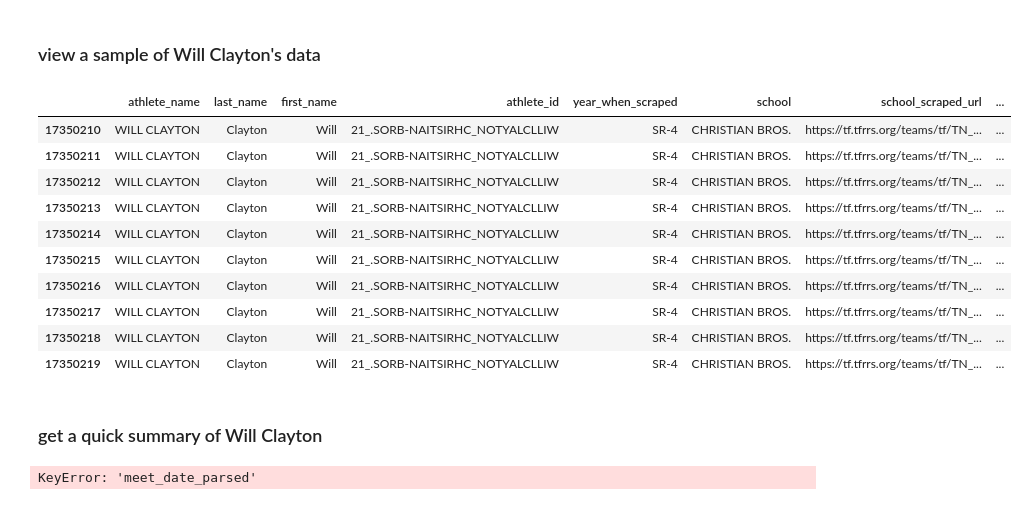
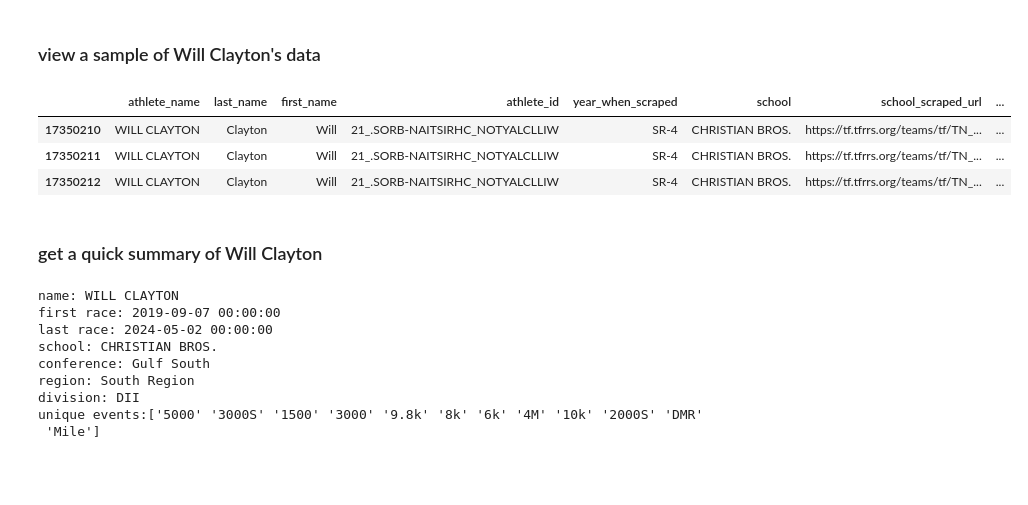
Before and after one commit to stanski901/will_clayton, a Jupyter notebook: general_analysis.ipynb, the cells around one changed output. Drawn from its saved outputs; the diff is of its cells as text; code cells hidden in the pictures; blank space fills up the shorter version.

```diff
--- a/general_analysis.ipynb
+++ b/general_analysis.ipynb
@@ -35,24 +37,27 @@ will_clayton_data = data[
 # %% [markdown]
 ### view a sample of Will Clayton's data
 # %%
-will_clayton_data.head(10)
+will_clayton_data.head(3)
 # %% [output]
 |  | athlete_name | last_name | first_name | athlete_id | year_when_scraped | school | school_scraped_url | ... |
 | 17350210 | WILL CLAYTON | Clayton | Will | 21_.SORB-NAITSIRHC_NOTYALCLLIW | SR-4 | CHRISTIAN BROS. | https://tf.tfrrs.org/teams/tf/TN_... | ... |
 | 17350211 | WILL CLAYTON | Clayton | Will | 21_.SORB-NAITSIRHC_NOTYALCLLIW | SR-4 | CHRISTIAN BROS. | https://tf.tfrrs.org/teams/tf/TN_... | ... |
 | 17350212 | WILL CLAYTON | Clayton | Will | 21_.SORB-NAITSIRHC_NOTYALCLLIW | SR-4 | CHRISTIAN BROS. | https://tf.tfrrs.org/teams/tf/TN_... | ... |
-| 17350213 | WILL CLAYTON | Clayton | Will | 21_.SORB-NAITSIRHC_NOTYALCLLIW | SR-4 | CHRISTIAN BROS. | https://tf.tfrrs.org/teams/tf/TN_... | ... |
-| 17350214 | WILL CLAYTON | Clayton | Will | 21_.SORB-NAITSIRHC_NOTYALCLLIW | SR-4 | CHRISTIAN BROS. | https://tf.tfrrs.org/teams/tf/TN_... | ... |
-| 17350215 | WILL CLAYTON | Clayton | Will | 21_.SORB-NAITSIRHC_NOTYALCLLIW | SR-4 | CHRISTIAN BROS. | https://tf.tfrrs.org/teams/tf/TN_... | ... |
-| 17350216 | WILL CLAYTON | Clayton | Will | 21_.SORB-NAITSIRHC_NOTYALCLLIW | SR-4 | CHRISTIAN BROS. | https://tf.tfrrs.org/teams/tf/TN_... | ... |
-| 17350217 | WILL CLAYTON | Clayton | Will | 21_.SORB-NAITSIRHC_NOTYALCLLIW | SR-4 | CHRISTIAN BROS. | https://tf.tfrrs.org/teams/tf/TN_... | ... |
-| 17350218 | WILL CLAYTON | Clayton | Will | 21_.SORB-NAITSIRHC_NOTYALCLLIW | SR-4 | CHRISTIAN BROS. | https://tf.tfrrs.org/teams/tf/TN_... | ... |
-| 17350219 | WILL CLAYTON | Clayton | Will | 21_.SORB-NAITSIRHC_NOTYALCLLIW | SR-4 | CHRISTIAN BROS. | https://tf.tfrrs.org/teams/tf/TN_... | ... |
 # %% [markdown]
 ### get a quick summary of Will Clayton
 # %%
-import athlete_overview as ao
+import athlete_overview as ao #import the athlete overview module
+
+importlib.reload(ao)    #reload the modele to ensure it has the latest changes
 
 ao.summarize_athlete(data, 'WILL CLAYTON')
 # %% [output]
-KeyError: 'meet_date_parsed'
+name: WILL CLAYTON
+first race: 2019-09-07 00:00:00
+last race: 2024-05-02 00:00:00
+school: CHRISTIAN BROS.
+conference: Gulf South
+region: South Region
+division: DII
+unique events:['5000' '3000S' '1500' '3000' '9.8k' '8k' '6k' '4M' '10k' '2000S' 'DMR'
+ 'Mile']
```
Also changed, not shown: parts of 4 cells of this notebook.
